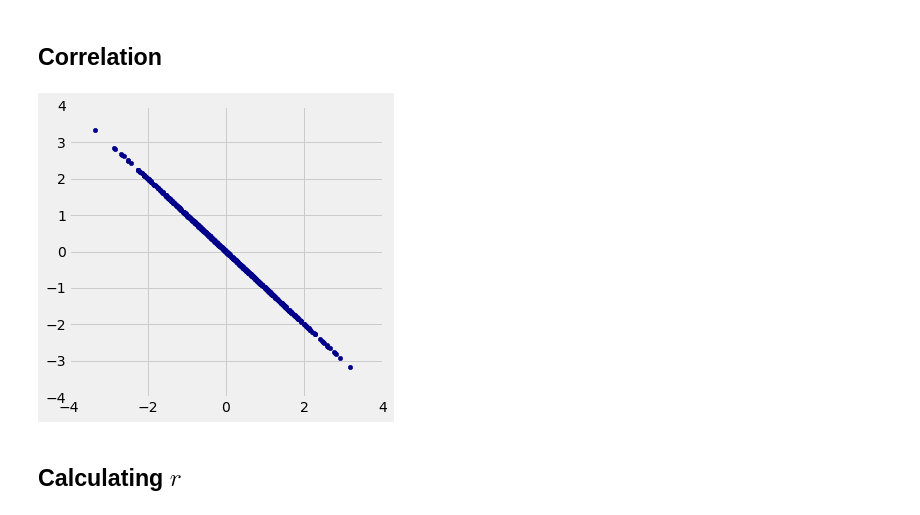
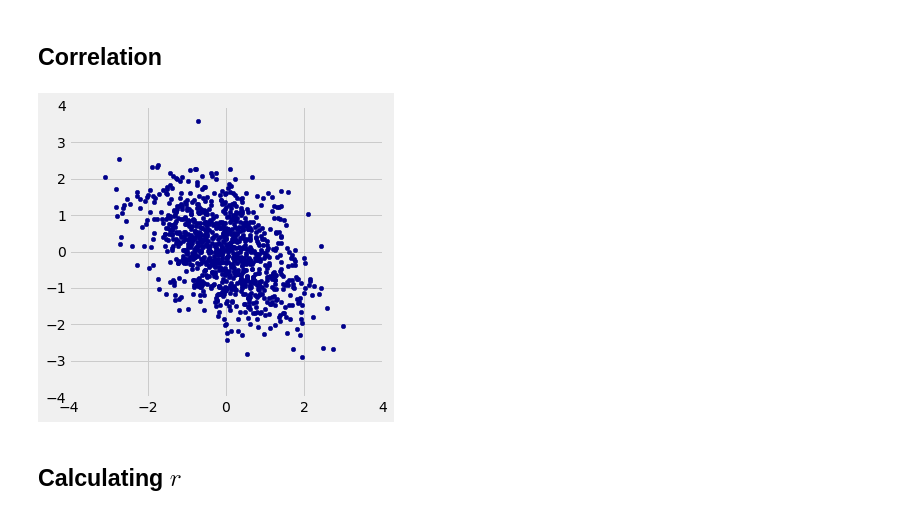
Before and after one commit to kimbrianj/bsos233-sp20, a Jupyter notebook: lectures/10-01-Scatterplots.ipynb, the cells around one changed output. Saved outputs shown, nothing was run; the diff lists cells and outputs as text; code cells hidden in the pictures.

```diff
--- a/lectures/10-01-Scatterplots.ipynb
+++ b/lectures/10-01-Scatterplots.ipynb
@@ -125,9 +125,9 @@ plots.ylim(-3, 3);
 # %% [markdown]
 ## Correlation ##
 # %%
-r_scatter(-1)
+r_scatter(-.5)
 # %% [output]
-[figure, old version]
+[figure, new version]
 # %% [markdown]
 ## Calculating $r$ ##
 # %%
```
Also changed, not shown: parts of 1 cell of this notebook, 2 other files.
